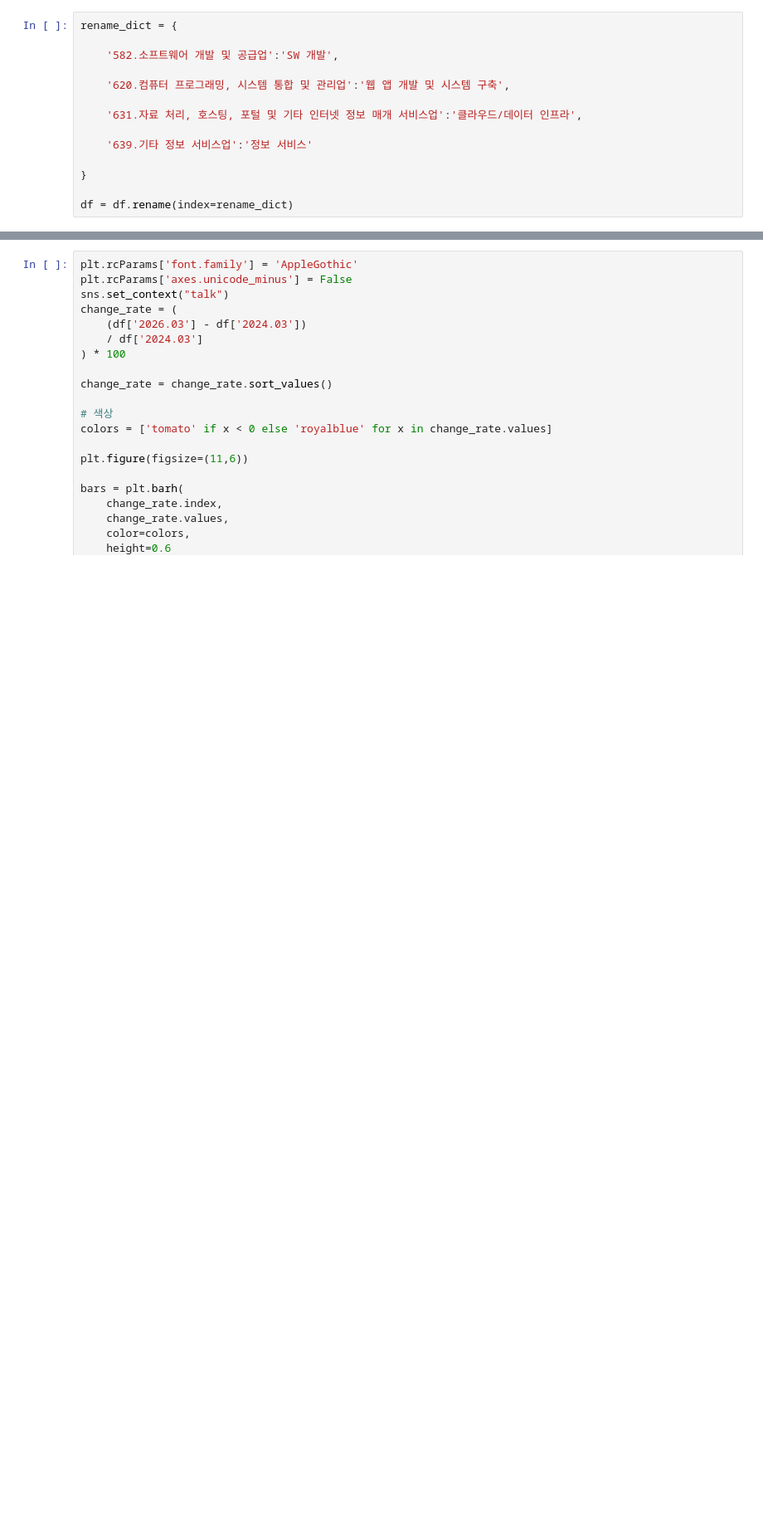
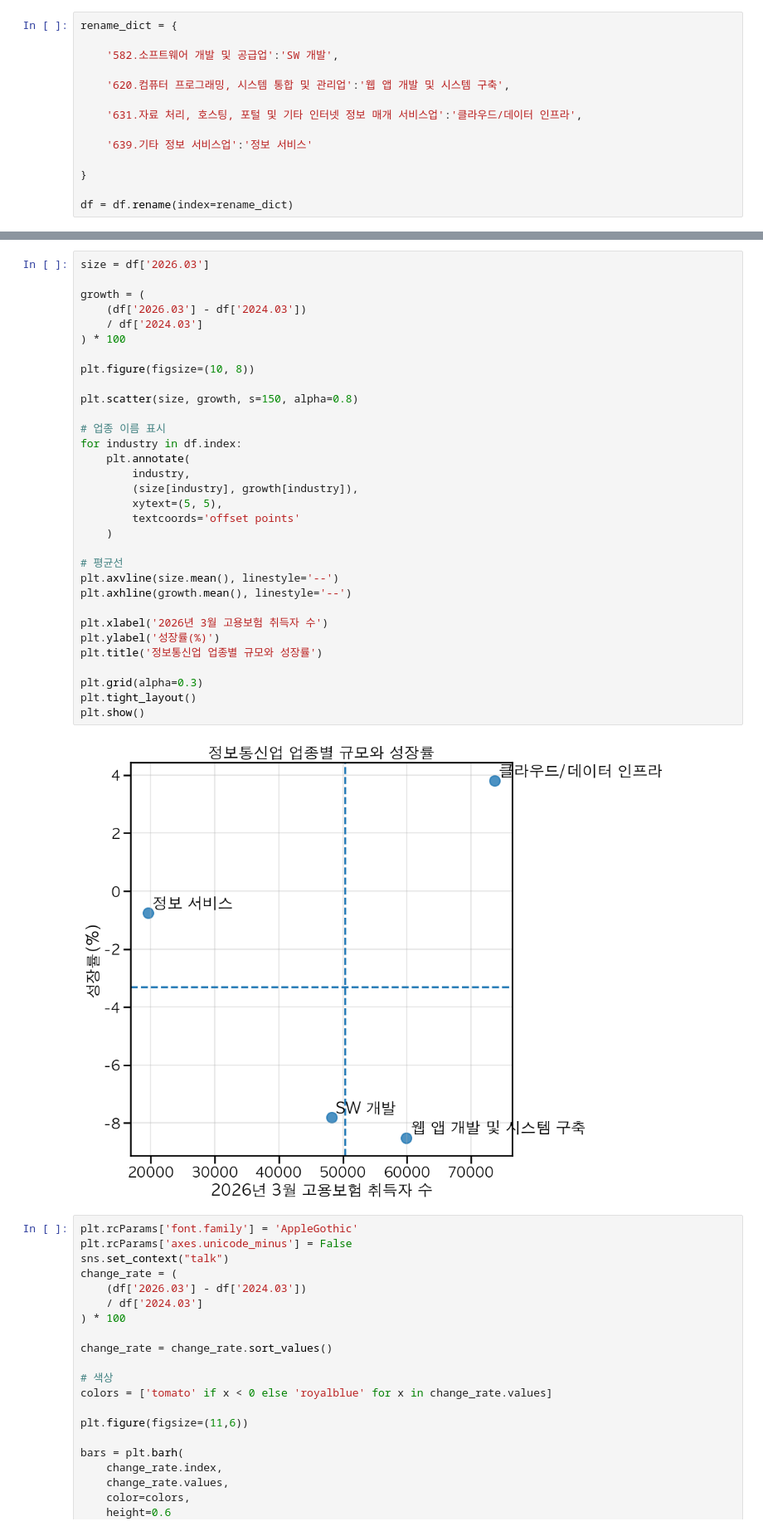
Before and after one commit to forest-woo/seowon-python, a Jupyter notebook: project.ipynb, the cells around one changed output, grey strips where cells are left out. Shown at 83% size. Drawn from its saved outputs; the diff is of its cells as text; blank space fills up the shorter version.

```diff
--- a/project.ipynb
+++ b/project.ipynb
@@ -229,3 +229,37 @@ plt.show()
+# %%
+size = df['2026.03']
+
+growth = (
+    (df['2026.03'] - df['2024.03'])
+    / df['2024.03']
+) * 100
+
+plt.figure(figsize=(10, 8))
+
+plt.scatter(size, growth, s=150, alpha=0.8)
+
+# 업종 이름 표시
+for industry in df.index:
+    plt.annotate(
+        industry,
+        (size[industry], growth[industry]),
+        xytext=(5, 5),
+        textcoords='offset points'
+    )
+
+# 평균선
+plt.axvline(size.mean(), linestyle='--')
+plt.axhline(growth.mean(), linestyle='--')
+
+plt.xlabel('2026년 3월 고용보험 취득자 수')
+plt.ylabel('성장률(%)')
+plt.title('정보통신업 업종별 규모와 성장률')
+
+plt.grid(alpha=0.3)
+plt.tight_layout()
+plt.show()
+# %% [output]
+[figure, added]
 # %%
 plt.rcParams['font.family'] = 'AppleGothic'
 plt.rcParams['axes.unicode_minus'] = False
```
Also changed, not shown: parts of 4 cells of this notebook, 2 other files.
